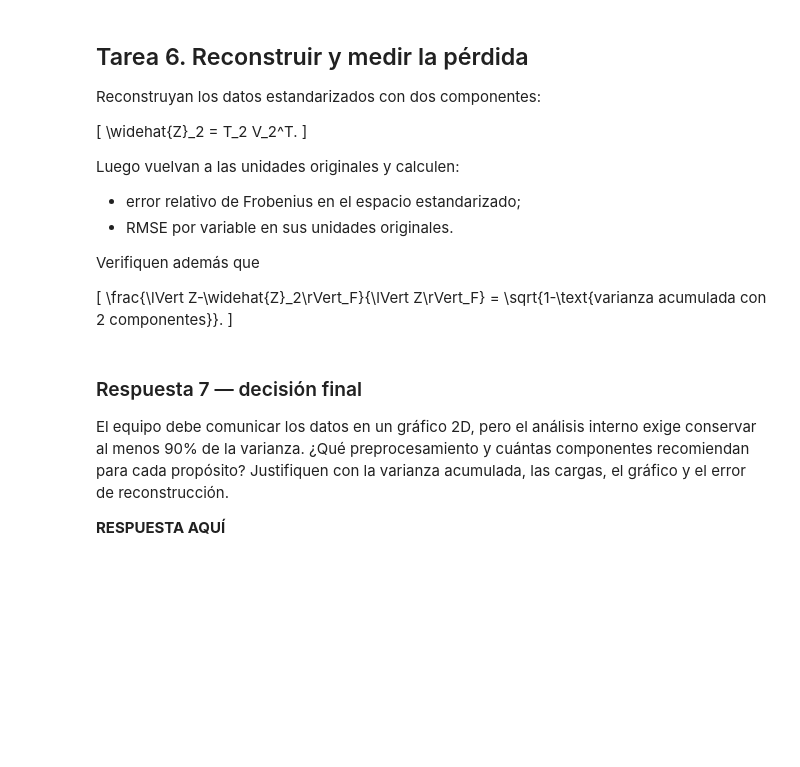
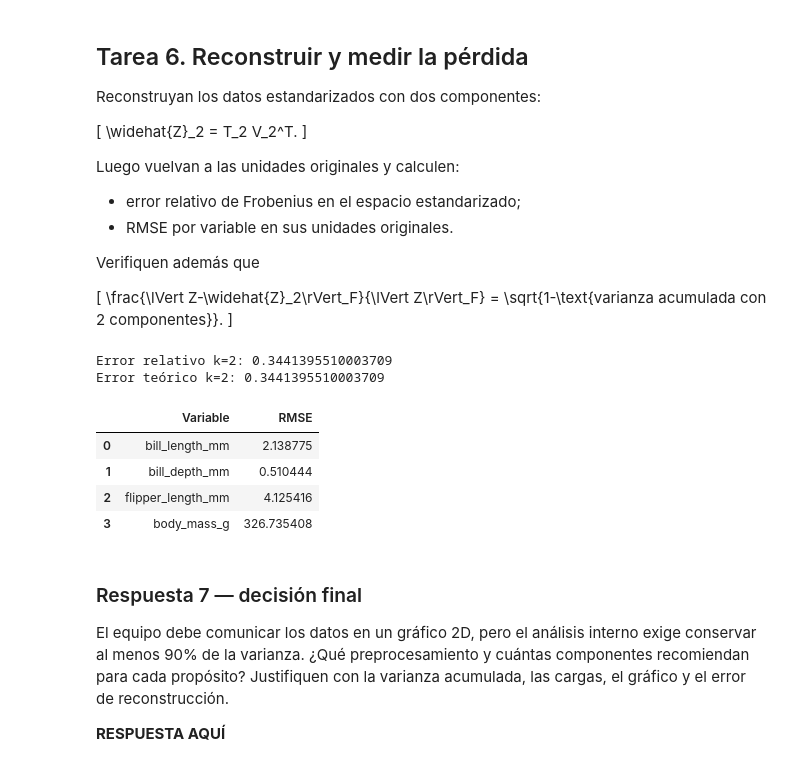
Before and after one commit to AndyEdu-usfq/hackathon2_student, a Jupyter notebook: Hackathon_2_Starter.ipynb, the cells around one changed output. Saved outputs shown, nothing was run; the diff lists cells and outputs as text; code cells hidden in the pictures; blank space fills up the shorter version.

```diff
--- a/Hackathon_2_Starter.ipynb
+++ b/Hackathon_2_Starter.ipynb
@@ -193,15 +286,44 @@ Verifiquen además que
 \]
 # %%
 # TODO: reconstruir, calcular errores y construir rmse_by_feature.
-Z_hat_2 = ...
-X_hat_2 = ...
-relative_error_2 = ...
-theoretical_error_2 = ...
-rmse_by_feature = ...
+# Reconstrucción con k=2 componentes en el espacio estandarizado
+k = 2
+T_2 = scores_std[:, :k]  # Primeras k componentes de scores
+V_2 = components_std[:k, :]  # Primeras k componentes
+
+Z_hat_2 = T_2 @ V_2  # Reconstrucción en espacio estandarizado
+
+# Volver a unidades originales
+X_hat_2 = Z_hat_2 * scale + mean
+
+# Error relativo de Frobenius en espacio estandarizado
+frobenius_z = np.linalg.norm(Z - Z_hat_2, 'fro')
+frobenius_z_total = np.linalg.norm(Z, 'fro')
+relative_error_2 = frobenius_z / frobenius_z_total
+
+# Error teórico calculado desde varianza acumulada
+theoretical_error_2 = np.sqrt(1 - np.cumsum(ratio_std)[k-1])
+
+# RMSE por variable en unidades originales
+rmse_by_variable = []
+for i in range(X.shape[1]):
+    mse = np.mean((X[:, i] - X_hat_2[:, i]) ** 2)
+    rmse = np.sqrt(mse)
+    rmse_by_variable.append({'Variable': FEATURES[i], 'RMSE': rmse})
+
+rmse_by_feature = pd.DataFrame(rmse_by_variable)
 
 print("Error relativo k=2:", relative_error_2)
 print("Error teórico k=2:", theoretical_error_2)
 display(rmse_by_feature)
+# %% [output]
+Error relativo k=2: 0.3441395510003709
+Error teórico k=2: 0.3441395510003709
+|  | Variable | RMSE |
+| 0 | bill_length_mm | 2.138775 |
+| 1 | bill_depth_mm | 0.510444 |
+| 2 | flipper_length_mm | 4.125416 |
+| 3 | body_mass_g | 326.735408 |
 # %% [markdown]
 ### Respuesta 7 — decisión final
 
```
Also changed, not shown: parts of 5 cells of this notebook, 1 other file.
